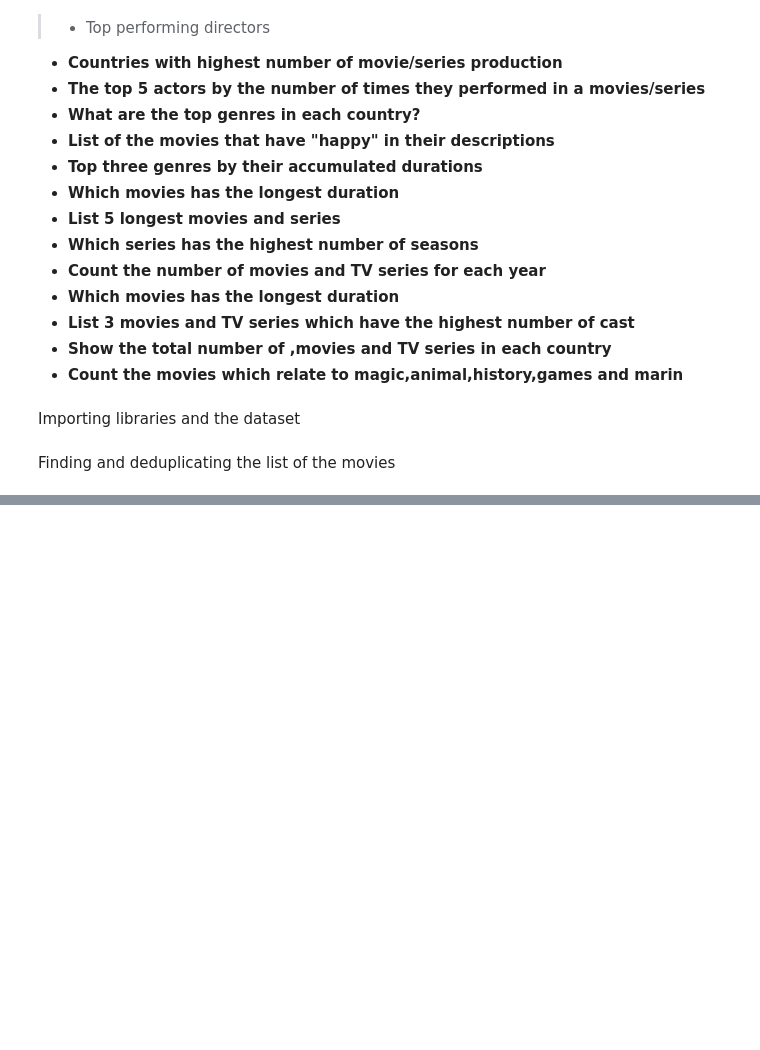
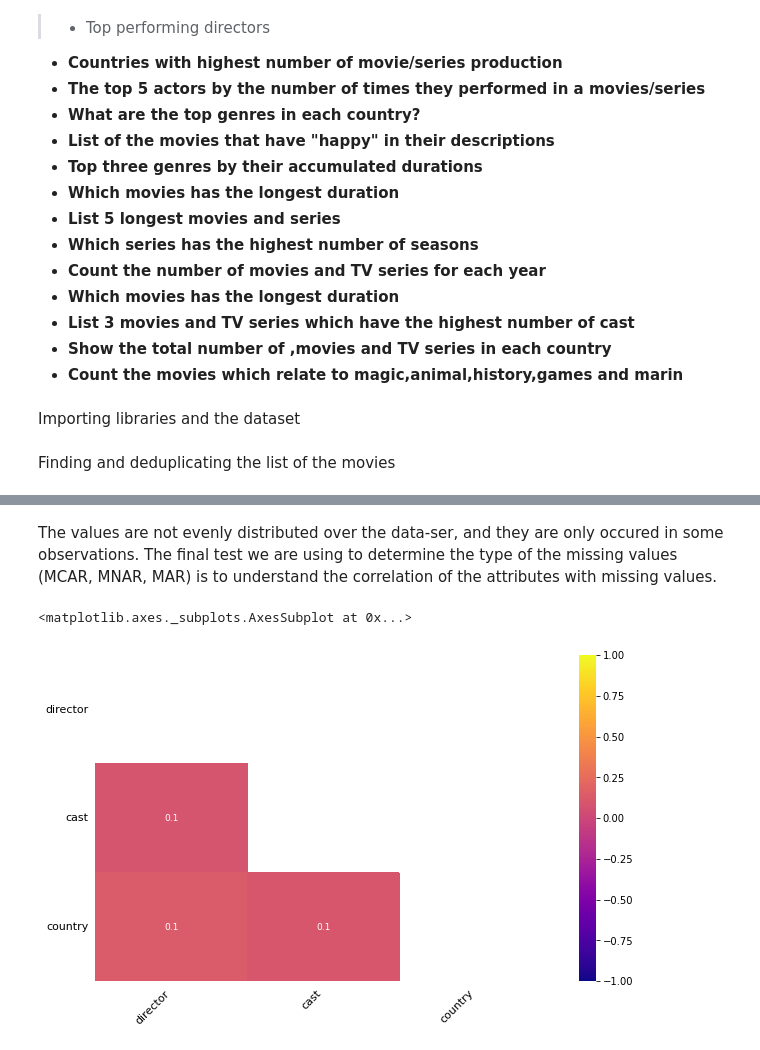
Before and after one commit to Balenm/NF_DAnalysis, a Jupyter notebook: Netflix_DAnalysis.ipynb, the cells around one changed output, grey strips where cells are left out. Cells and saved outputs as stored; diff of their text form; code cells hidden in the pictures; blank space fills up the shorter version.

```diff
--- a/Netflix_DAnalysis.ipynb
+++ b/Netflix_DAnalysis.ipynb
@@ -62,0 +80,7 @@ dtype: int64
+# %% [markdown]
+The values are not evenly distributed over the data-ser, and they are only occured in some observations. The final test we are using to determine the type of the missing values (MCAR, MNAR, MAR) is to understand the correlation of the attributes with missing values.
+# %%
+msno.heatmap(netflix_data[["director","cast","country"]], figsize=(10.2, 6), fontsize=11, cmap="plasma")
+# %% [output]
+<matplotlib.axes._subplots.AxesSubplot at 0x...>
+[figure, added]
```
Also changed, not shown: parts of 7 cells of this notebook.
